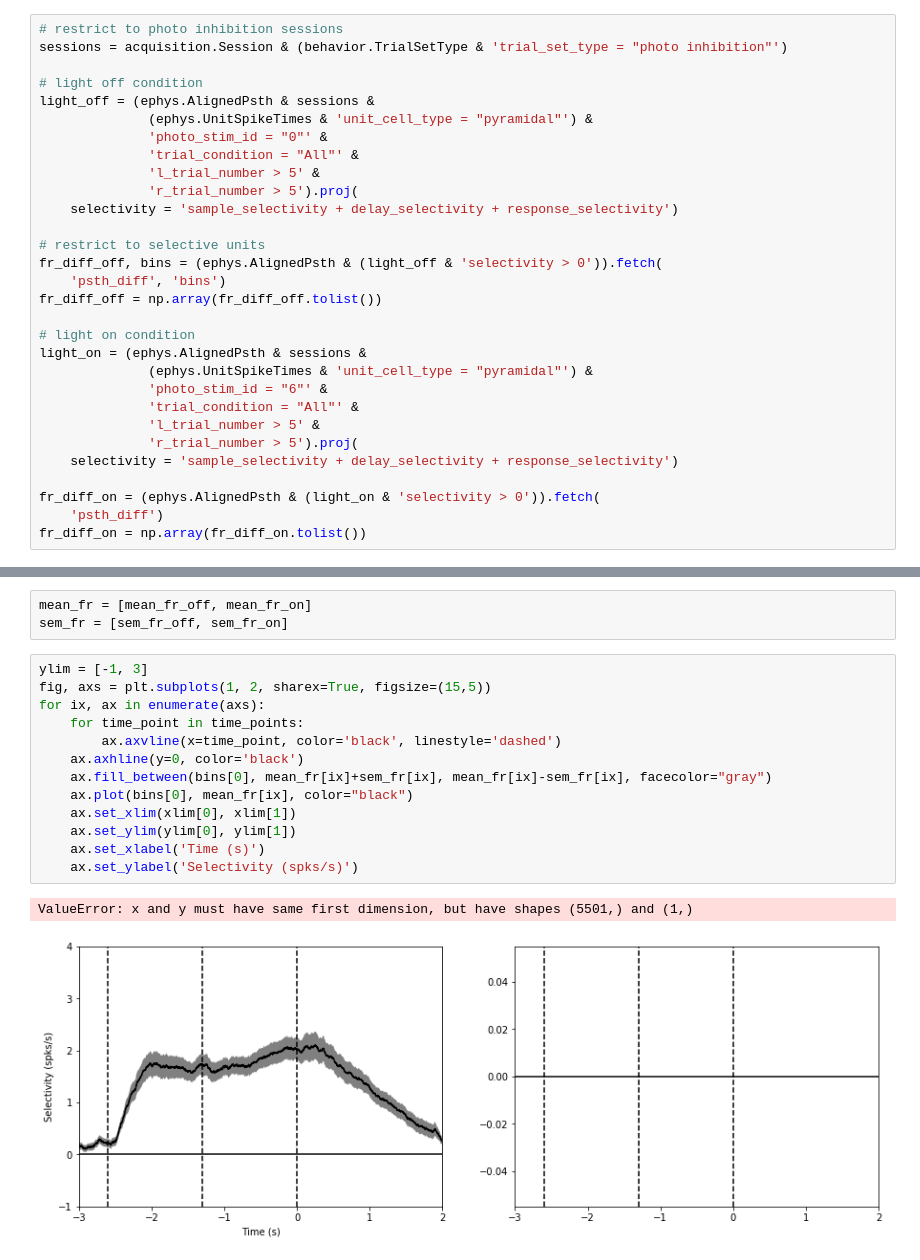
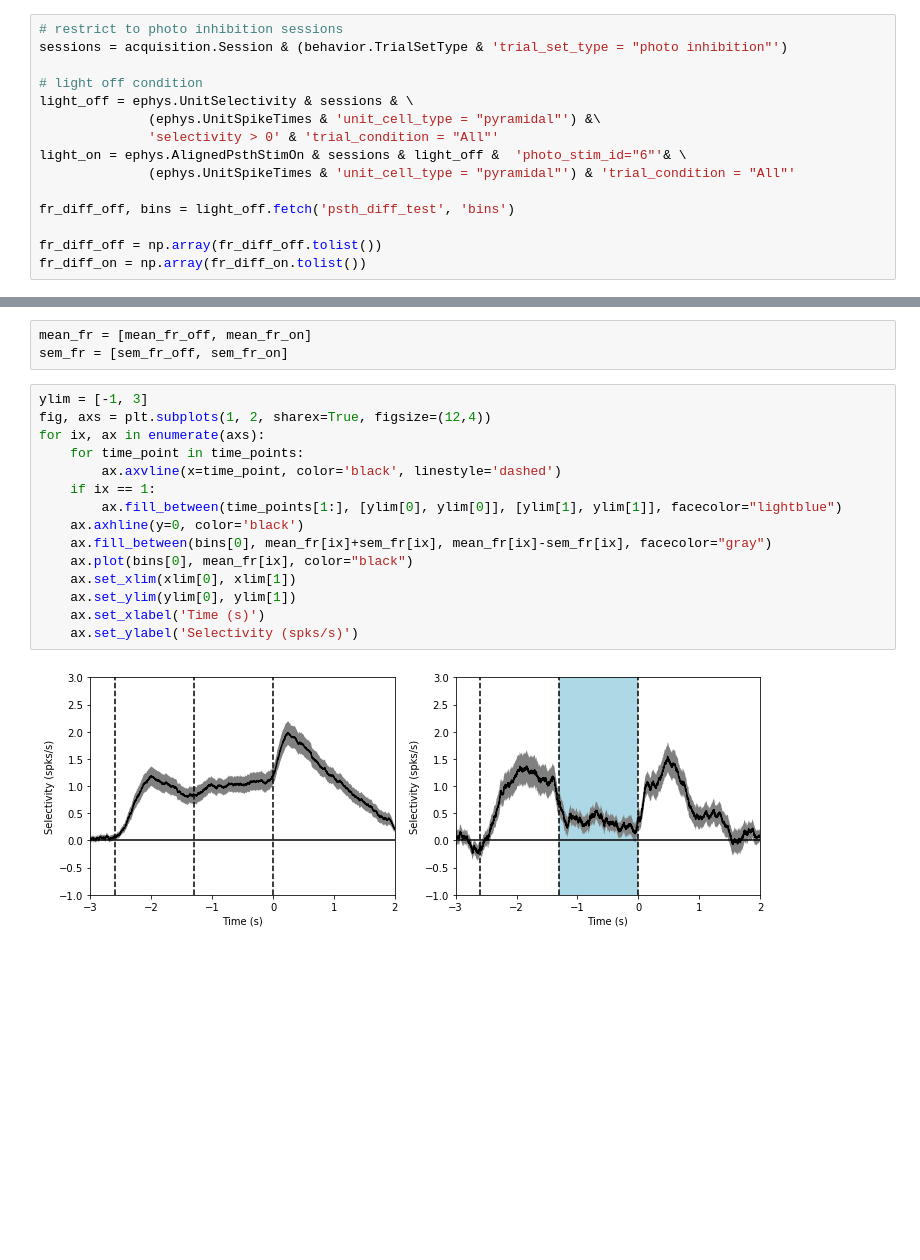
Before and after one commit to shenshan/gao2018, a Jupyter notebook: notebooks/Figure_replication.ipynb, the cells around one changed output, grey strips where cells are left out. Cells and saved outputs as stored; diff of their text form; blank space fills up the shorter version.

```diff
--- a/notebooks/Figure_replication.ipynb
+++ b/notebooks/Figure_replication.ipynb
@@ -62,30 +62,15 @@ Text(0, 0.5, 'Selectivity (spks/s)')
 sessions = acquisition.Session & (behavior.TrialSetType & 'trial_set_type = "photo inhibition"')
 
 # light off condition
-light_off = (ephys.AlignedPsth & sessions &
-              (ephys.UnitSpikeTimes & 'unit_cell_type = "pyramidal"') &
-              'photo_stim_id = "0"' &
-              'trial_condition = "All"' &
-              'l_trial_number > 5' &
-              'r_trial_number > 5').proj(
-    selectivity = 'sample_selectivity + delay_selectivity + response_selectivity')
+light_off = ephys.UnitSelectivity & sessions & \
+              (ephys.UnitSpikeTimes & 'unit_cell_type = "pyramidal"') &\
+              'selectivity > 0' & 'trial_condition = "All"'
+light_on = ephys.AlignedPsthStimOn & sessions & light_off &  'photo_stim_id="6"'& \
+              (ephys.UnitSpikeTimes & 'unit_cell_type = "pyramidal"') & 'trial_condition = "All"'
 
-# restrict to selective units
-fr_diff_off, bins = (ephys.AlignedPsth & (light_off & 'selectivity > 0')).fetch(
-    'psth_diff', 'bins')
+fr_diff_off, bins = light_off.fetch('psth_diff_test', 'bins')
+
 fr_diff_off = np.array(fr_diff_off.tolist())
-
-# light on condition
-light_on = (ephys.AlignedPsth & sessions &
-              (ephys.UnitSpikeTimes & 'unit_cell_type = "pyramidal"') &
-              'photo_stim_id = "6"' &
-              'trial_condition = "All"' &
-              'l_trial_number > 5' &
-              'r_trial_number > 5').proj(
-    selectivity = 'sample_selectivity + delay_selectivity + response_selectivity')
-
-fr_diff_on = (ephys.AlignedPsth & (light_on & 'selectivity > 0')).fetch(
-    'psth_diff')
 fr_diff_on = np.array(fr_diff_on.tolist())
 # %%
 mean_fr_off, sem_fr_off = compute_mean_and_sem(fr_diff_off)
@@ -95,17 +80,18 @@ mean_fr = [mean_fr_off, mean_fr_on]
 sem_fr = [sem_fr_off, sem_fr_on]
 # %%
 ylim = [-1, 3]
-fig, axs = plt.subplots(1, 2, sharex=True, figsize=(15,5))
+fig, axs = plt.subplots(1, 2, sharex=True, figsize=(12,4))
 for ix, ax in enumerate(axs):
     for time_point in time_points:
         ax.axvline(x=time_point, color='black', linestyle='dashed')
+    if ix == 1:
+        ax.fill_between(time_points[1:], [ylim[0], ylim[0]], [ylim[1], ylim[1]], facecolor="lightblue")
     ax.axhline(y=0, color='black')
     ax.fill_between(bins[0], mean_fr[ix]+sem_fr[ix], mean_fr[ix]-sem_fr[ix], facecolor="gray")
     ax.plot(bins[0], mean_fr[ix], color="black")
     ax.set_xlim(xlim[0], xlim[1])
     ax.set_ylim(ylim[0], ylim[1])
     ax.set_xlabel('Time (s)')
     ax.set_ylabel('Selectivity (spks/s)')
 # %% [output]
-ValueError: x and y must have same first dimension, but have shapes (5501,) and (1,)
-[figure, old version]
+[figure, new version]
```
Also changed, not shown: parts of 8 cells of this notebook, 2 other files.
